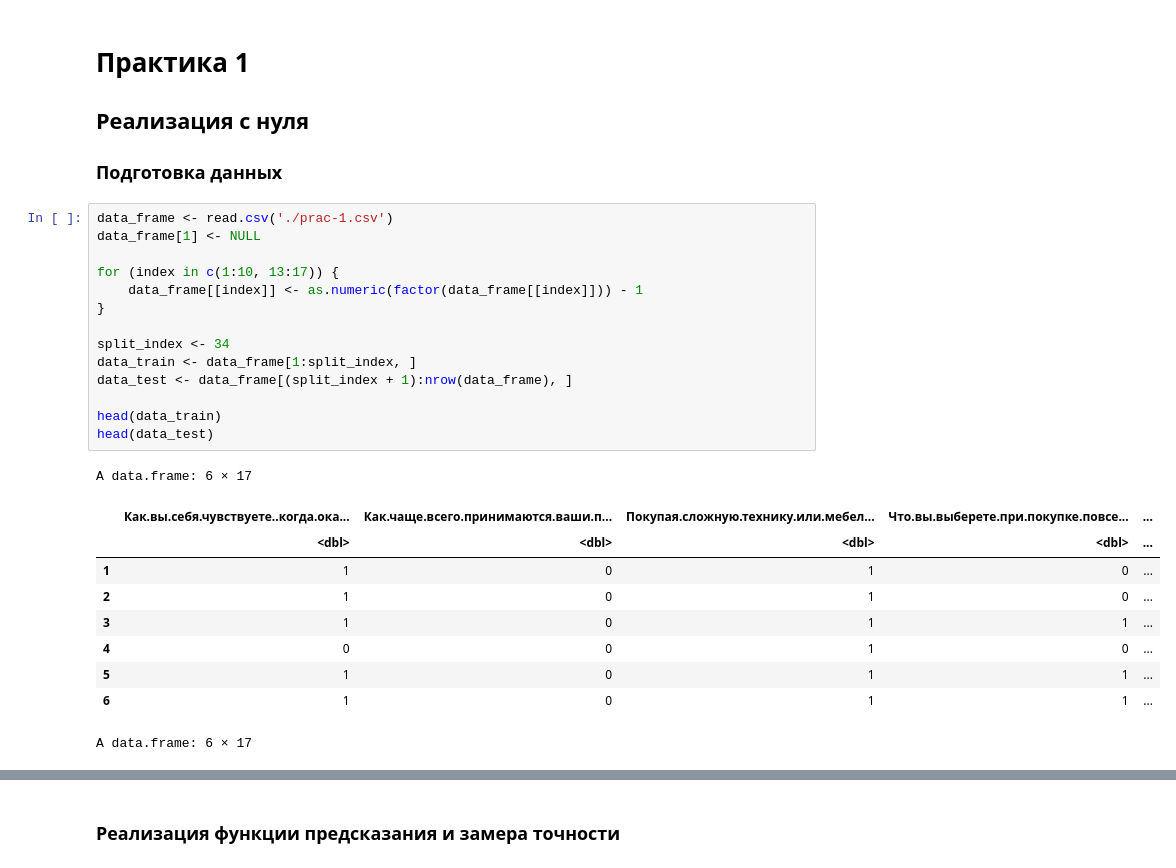
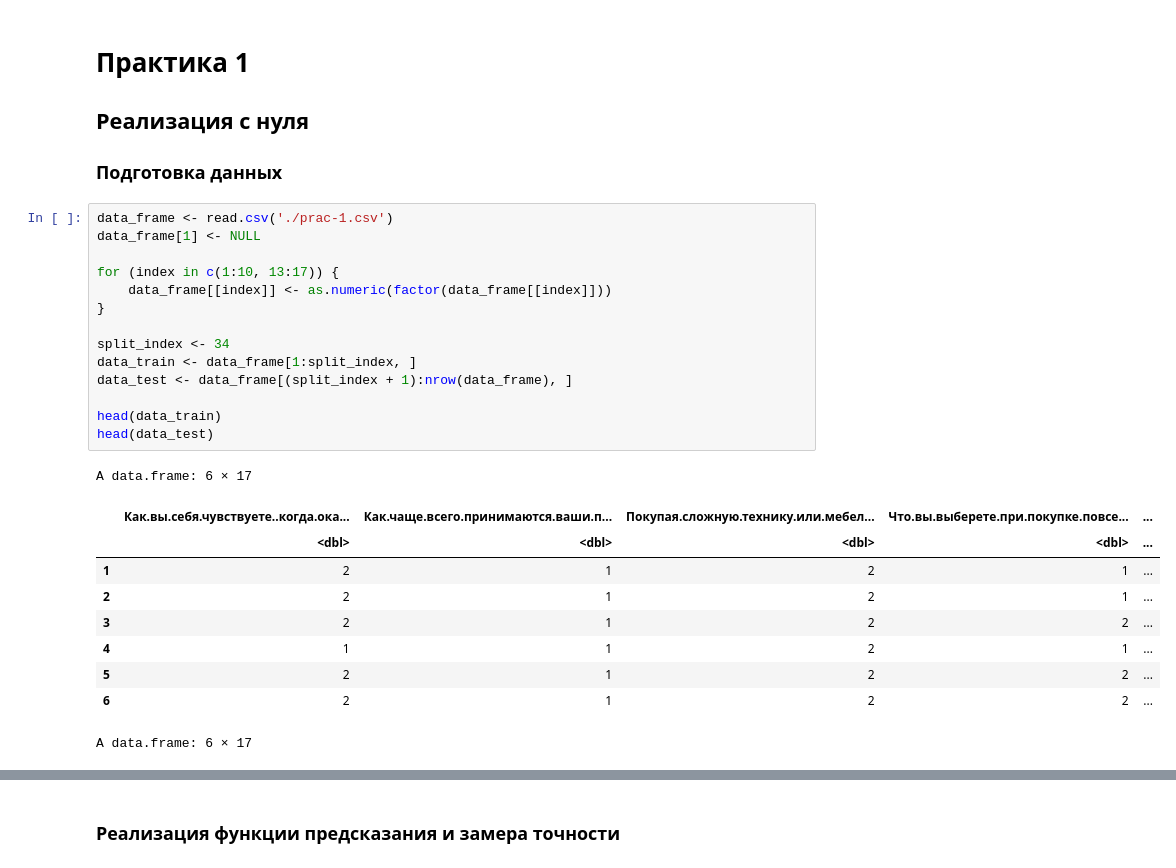
Before and after one commit to KitekatTV/ISaT, a Jupyter notebook: prac-1.ipynb, the cells around one changed output, grey strips where cells are left out. Drawn from its saved outputs; the diff is of its cells as text.

```diff
--- a/prac-1.ipynb
+++ b/prac-1.ipynb
@@ -5,27 +5,27 @@
 # %%
 data_frame <- read.csv('./prac-1.csv')
 data_frame[1] <- NULL
 
 for (index in c(1:10, 13:17)) {
-    data_frame[[index]] <- as.numeric(factor(data_frame[[index]])) - 1
+    data_frame[[index]] <- as.numeric(factor(data_frame[[index]]))
 }
 
 split_index <- 34
 data_train <- data_frame[1:split_index, ]
 data_test <- data_frame[(split_index + 1):nrow(data_frame), ]
 
 head(data_train)
 head(data_test)
 # %% [output]
 A data.frame: 6 × 17
 |  | Как.вы.себя.чувствуете..когда.ока... | Как.чаще.всего.принимаются.ваши.п... | Покупая.сложную.технику.или.мебел... | Что.вы.выберете.при.покупке.повсе... | ... |
 |  | <dbl> | <dbl> | <dbl> | <dbl> | ... |
-| 1 | 1 | 0 | 1 | 0 | ... |
-| 2 | 1 | 0 | 1 | 0 | ... |
-| 3 | 1 | 0 | 1 | 1 | ... |
-| 4 | 0 | 0 | 1 | 0 | ... |
-| 5 | 1 | 0 | 1 | 1 | ... |
-| 6 | 1 | 0 | 1 | 1 | ... |
+| 1 | 2 | 1 | 2 | 1 | ... |
+| 2 | 2 | 1 | 2 | 1 | ... |
+| 3 | 2 | 1 | 2 | 2 | ... |
+| 4 | 1 | 1 | 2 | 1 | ... |
+| 5 | 2 | 1 | 2 | 2 | ... |
+| 6 | 2 | 1 | 2 | 2 | ... |
 A data.frame: 6 × 17
 |  | Как.вы.себя.чувствуете..когда.ока... | Как.чаще.всего.принимаются.ваши.п... | Покупая.сложную.технику.или.мебел... | Что.вы.выберете.при.покупке.повсе... | ... |
 |  | <dbl> | <dbl> | <dbl> | <dbl> | ... |
```
Also changed, not shown: parts of 4 cells of this notebook.
